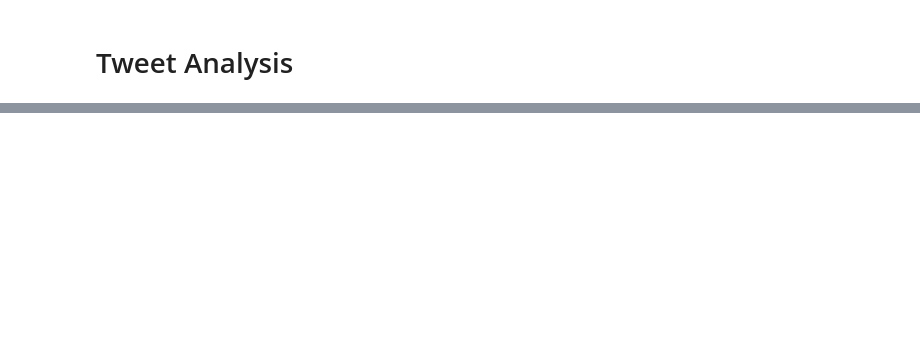
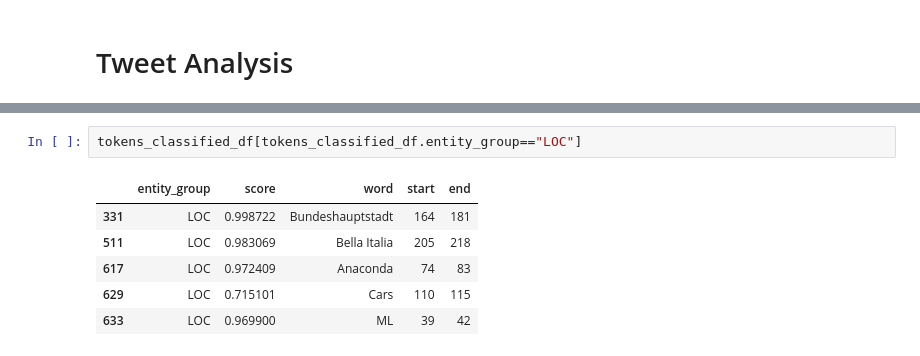
Before and after one commit to bsenst/mlbookcamp-2022, a Jupyter notebook: social-media-analysis-ml-zoomcamp.ipynb, the cells around one changed output, grey strips where cells are left out. Saved outputs shown, nothing was run; the diff lists cells and outputs as text; blank space fills up the shorter version.

```diff
--- a/social-media-analysis-ml-zoomcamp.ipynb
+++ b/social-media-analysis-ml-zoomcamp.ipynb
@@ -316,0 +360,9 @@ POS Tagging tweet
+# %%
+tokens_classified_df[tokens_classified_df.entity_group=="LOC"]
+# %% [output]
+|  | entity_group | score | word | start | end |
+| 331 | LOC | 0.998722 | Bundeshauptstadt | 164 | 181 |
+| 511 | LOC | 0.983069 | Bella Italia | 205 | 218 |
+| 617 | LOC | 0.972409 | Anaconda | 74 | 83 |
+| 629 | LOC | 0.715101 | Cars | 110 | 115 |
+| 633 | LOC | 0.969900 | ML | 39 | 42 |
```
Also changed, not shown: parts of 44 cells of this notebook.
